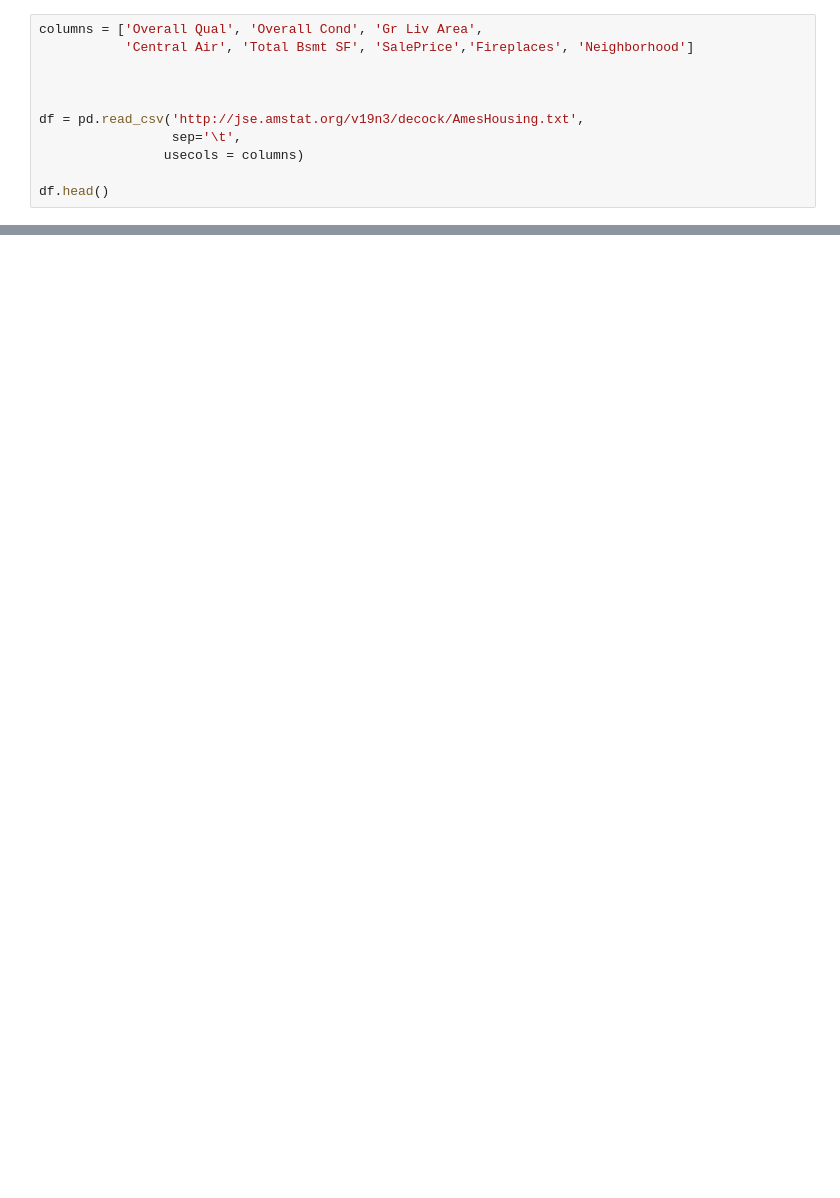
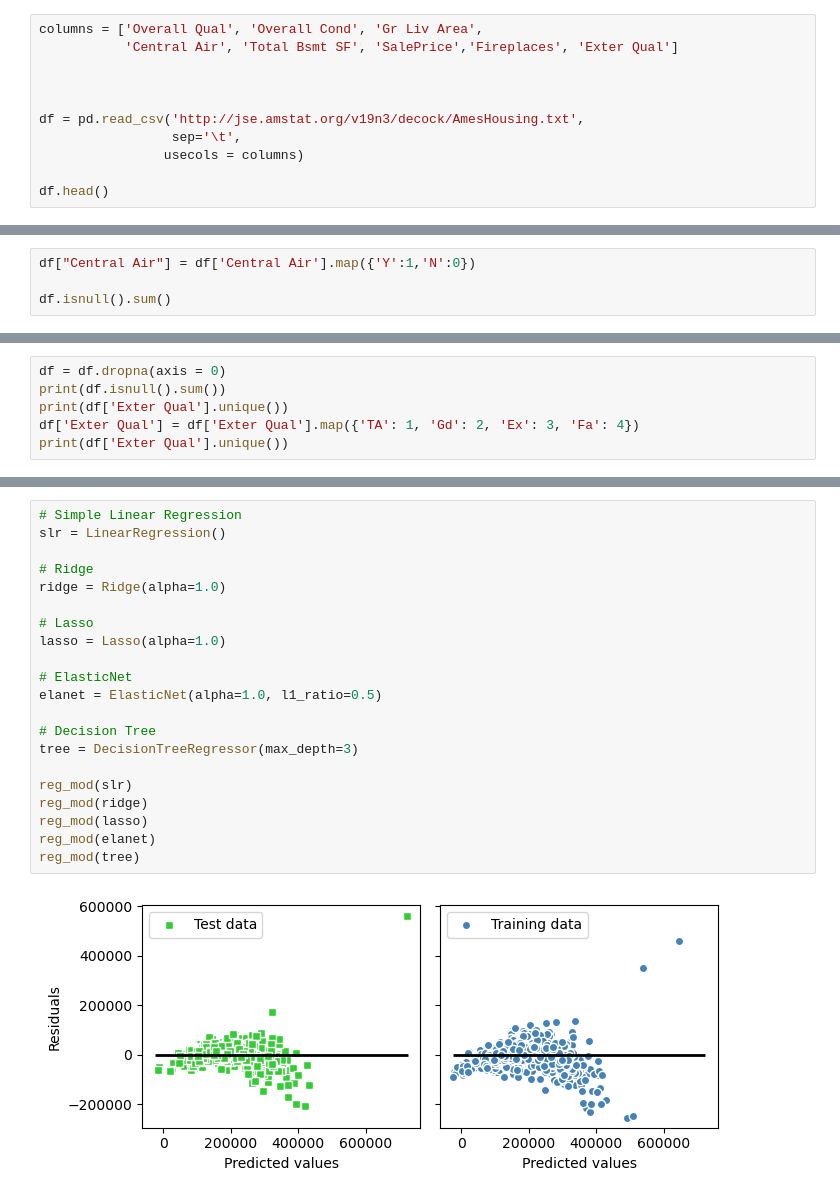
Before and after one commit to lwilsen/IEX_Training, a Jupyter notebook: LR/Housing_reg.ipynb, the cells around one changed output, grey strips where cells are left out. Cells and saved outputs as stored; diff of their text form; blank space fills up the shorter version.

```diff
--- a/LR/Housing_reg.ipynb
+++ b/LR/Housing_reg.ipynb
@@ -21,6 +23,6 @@ import pandas as pd
 # %%
 columns = ['Overall Qual', 'Overall Cond', 'Gr Liv Area',
-           'Central Air', 'Total Bsmt SF', 'SalePrice','Fireplaces', 'Neighborhood']
+           'Central Air', 'Total Bsmt SF', 'SalePrice','Fireplaces', 'Exter Qual']
 
 
 
@@ -31,0 +41,4 @@ df.head()
+# %%
+df["Central Air"] = df['Central Air'].map({'Y':1,'N':0})
+
+df.isnull().sum()
@@ -31,0 +55,6 @@ df.head()
+# %%
+df = df.dropna(axis = 0)
+print(df.isnull().sum())
+print(df['Exter Qual'].unique())
+df['Exter Qual'] = df['Exter Qual'].map({'TA': 1, 'Gd': 2, 'Ex': 3, 'Fa': 4})
+print(df['Exter Qual'].unique())
@@ -31,0 +134,23 @@ df.head()
+# %%
+# Simple Linear Regression
+slr = LinearRegression()
+
+# Ridge
+ridge = Ridge(alpha=1.0)
+
+# Lasso
+lasso = Lasso(alpha=1.0)
+
+# ElasticNet
+elanet = ElasticNet(alpha=1.0, l1_ratio=0.5)
+
+# Decision Tree
+tree = DecisionTreeRegressor(max_depth=3)
+
+reg_mod(slr)
+reg_mod(ridge)
+reg_mod(lasso)
+reg_mod(elanet)
+reg_mod(tree)
+# %% [output]
+[figure, added]
```
Also changed, not shown: parts of 7 cells of this notebook.
